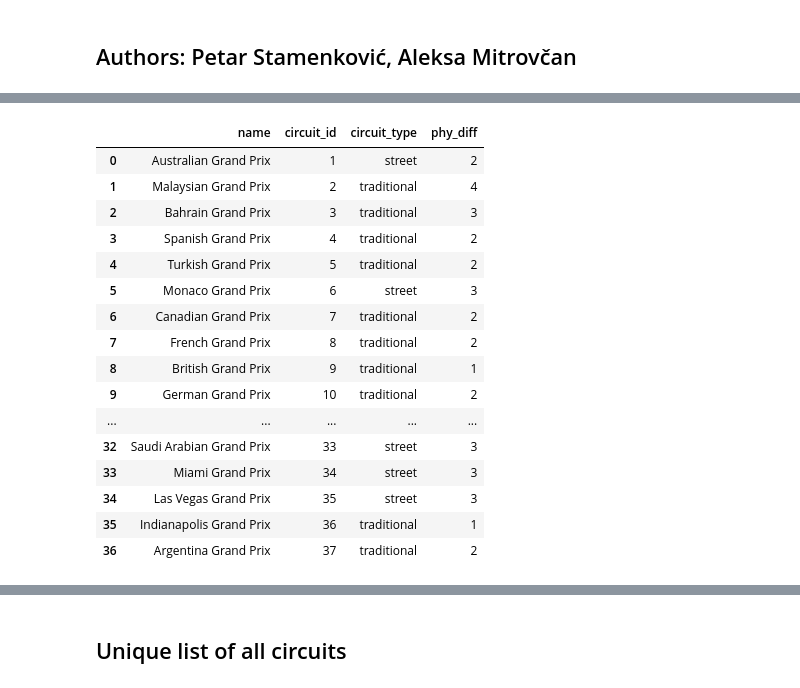
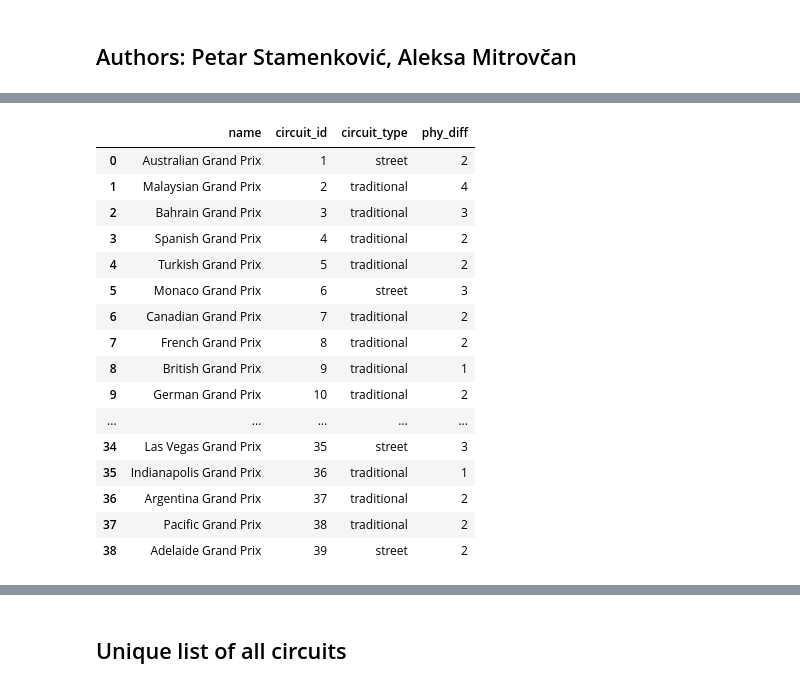
Before and after one commit to alex64a/F1-Safety-Car-Predictor, a Jupyter notebook: F1-Safety-Car-Predictor.ipynb, the cells around one changed output, grey strips where cells are left out. Saved outputs shown, nothing was run; the diff lists cells and outputs as text; code cells hidden in the pictures.

```diff
--- a/F1-Safety-Car-Predictor.ipynb
+++ b/F1-Safety-Car-Predictor.ipynb
@@ -7,27 +26,26 @@
 # %%
 import numpy as np
 import pandas as pd
-safety_car_predictor = pd.read_csv("safety_car_predictor.csv")
-circuit_data = pd.read_csv("circuit_data.csv")
-safety_car_predictor
+
+safety_car_predictor = pd.read_csv("Dataset/safety_car_predictor.csv")
+circuit_data = pd.read_csv("Dataset/circuit_data.csv")
 circuit_data
-#safety_car_predictor
 # %% [output]
 |  | name | circuit_id | circuit_type | phy_diff |
 | 0 | Australian Grand Prix | 1 | street | 2 |
 | 1 | Malaysian Grand Prix | 2 | traditional | 4 |
 | 2 | Bahrain Grand Prix | 3 | traditional | 3 |
 | 3 | Spanish Grand Prix | 4 | traditional | 2 |
 | 4 | Turkish Grand Prix | 5 | traditional | 2 |
 | 5 | Monaco Grand Prix | 6 | street | 3 |
 | 6 | Canadian Grand Prix | 7 | traditional | 2 |
 | 7 | French Grand Prix | 8 | traditional | 2 |
 | 8 | British Grand Prix | 9 | traditional | 1 |
 | 9 | German Grand Prix | 10 | traditional | 2 |
 | ... | ... | ... | ... | ... |
-| 32 | Saudi Arabian Grand Prix | 33 | street | 3 |
-| 33 | Miami Grand Prix | 34 | street | 3 |
 | 34 | Las Vegas Grand Prix | 35 | street | 3 |
 | 35 | Indianapolis Grand Prix | 36 | traditional | 1 |
 | 36 | Argentina Grand Prix | 37 | traditional | 2 |
+| 37 | Pacific Grand Prix | 38 | traditional | 2 |
+| 38 | Adelaide Grand Prix | 39 | street | 2 |
 # %% [markdown]
```
Also changed, not shown: parts of 25 cells of this notebook, 4 other files.
